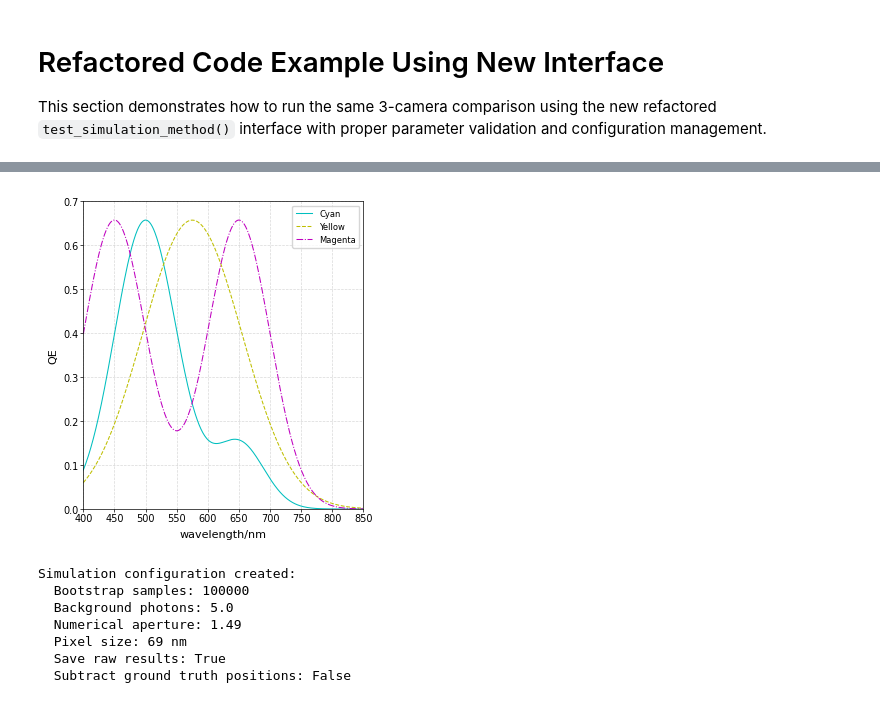
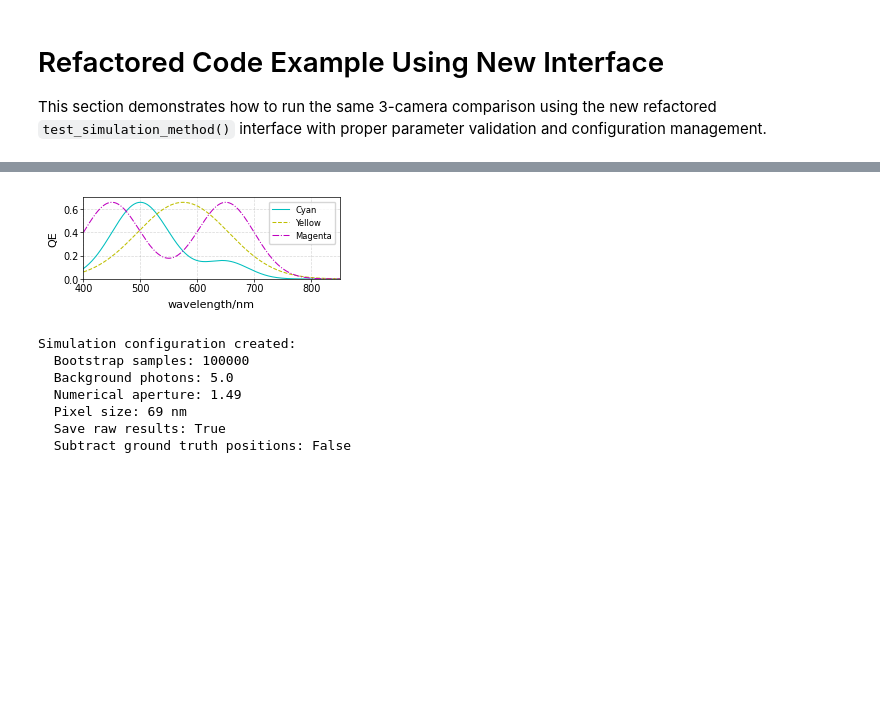
Before and after one commit to JBeckwith/pyS3M, a Jupyter notebook: notebooks/figures/Figure1_CYYMFilter.ipynb, the cells around one changed output, grey strips where cells are left out. Saved outputs shown, nothing was run; the diff lists cells and outputs as text; code cells hidden in the pictures; blank space fills up the shorter version.

```diff
--- a/notebooks/figures/Figure1_CYYMFilter.ipynb
+++ b/notebooks/figures/Figure1_CYYMFilter.ipynb
@@ -92,19 +94,19 @@ cameras = ["Camera_CYYM"]
 wavelength = wavelength
 pixel_QYs_CYYM = np.vstack([C, Y, M])
 # %%
-fig, axs = plotter.one_column_plot()
+fig, axs = plotter.one_column_plot(width=3, height=1.2)
 
 axs = plotter.line_plot(axs, x=wavelength, y=C, color='c', xaxislabel='wavelength/nm', yaxislabel='QE', label='Cyan')
 axs = plotter.line_plot(axs, x=wavelength, y=Y, color='y', xaxislabel='wavelength/nm', yaxislabel='QE', label='Yellow', ls='--')
 axs = plotter.line_plot(axs, x=wavelength, y=M, color='m', xaxislabel='wavelength/nm', yaxislabel='QE', label='Magenta', ls='-.')
 
 axs.set_xlim([400, 850])
 axs.set_ylim([0, 0.7])
 
 folder = '/home/jbeckwith/Documents/pCloud/Chemistry/Lee/Papers/Multicolour/Figure1/'
 plt.savefig(os.path.join(folder, 'CYYM_spectra_SI.svg'), dpi=600, format='svg')
 # %% [output]
-[figure, old version]
+[figure, new version]
 # %%
 camera_parameters_dict = {
     "gain": np.full((image_size, image_size), np.median(gain)),
```
Also changed, not shown: parts of 2 cells of this notebook, 9 other files.
